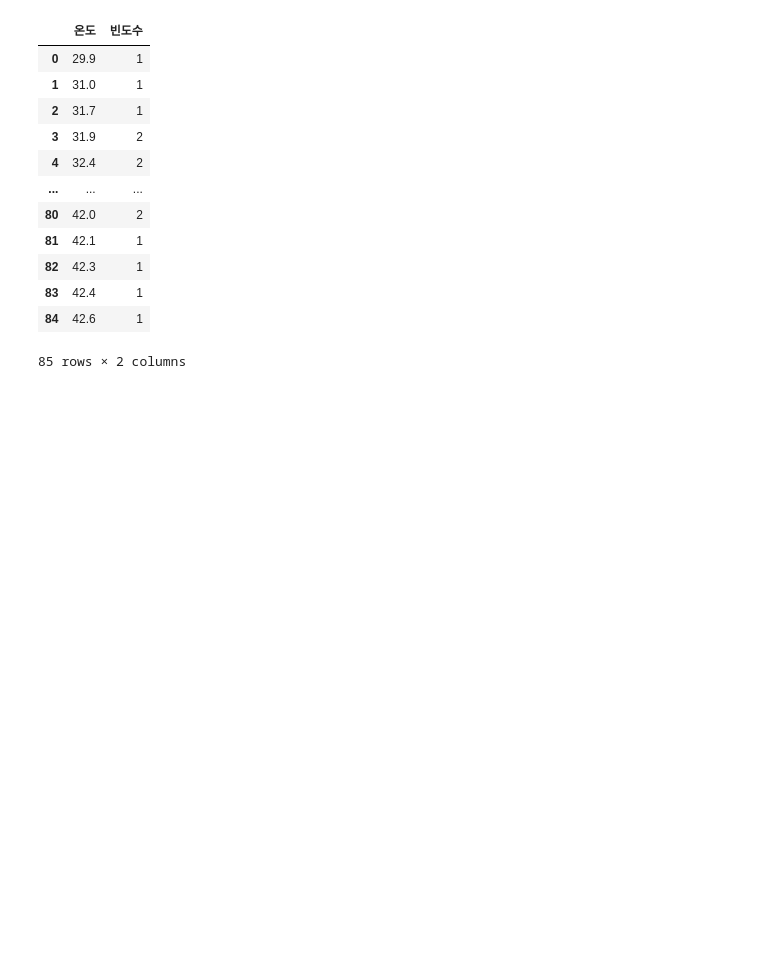
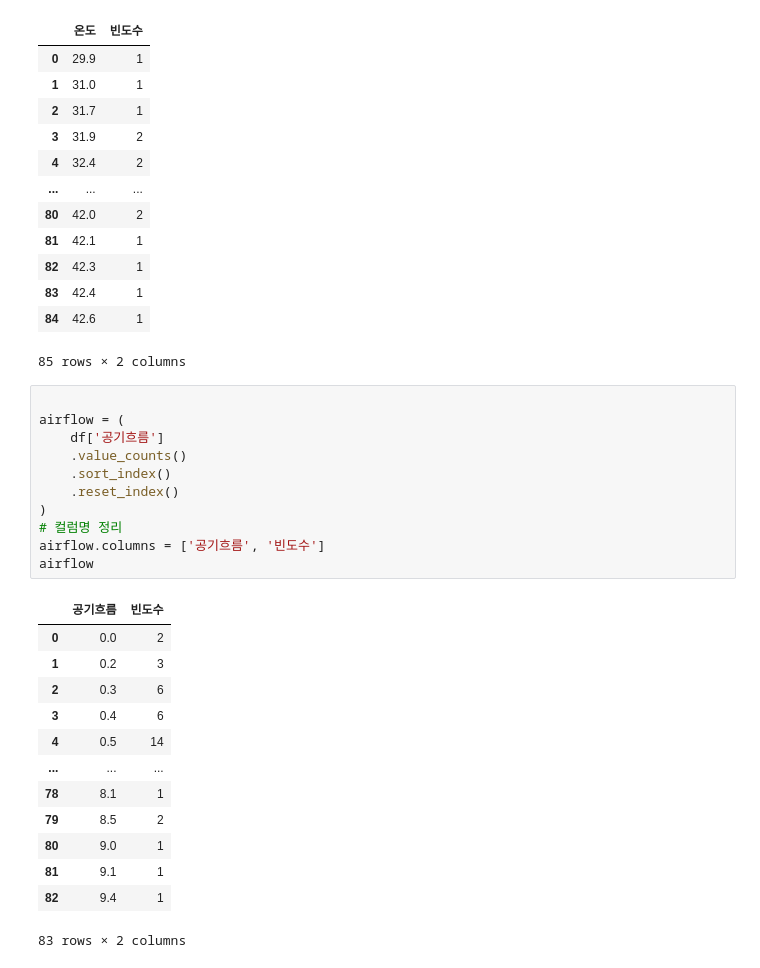
Before and after one commit to jiwon512/practical_project, a Jupyter notebook: jungjae/pr2.ipynb, the cells around one changed output. Saved outputs shown, nothing was run; the diff lists cells and outputs as text; blank space fills up the shorter version.

```diff
--- a/jungjae/pr2.ipynb
+++ b/jungjae/pr2.ipynb
@@ -152,3 +152,28 @@ temp
 | 83 | 42.4 | 1 |
 | 84 | 42.6 | 1 |
 85 rows × 2 columns
+# %%
+
+airflow = (
+    df['공기흐름']
+    .value_counts()
+    .sort_index()
+    .reset_index()
+)
+# 컬럼명 정리
+airflow.columns = ['공기흐름', '빈도수']
+airflow
+# %% [output]
+|  | 공기흐름 | 빈도수 |
+| 0 | 0.0 | 2 |
+| 1 | 0.2 | 3 |
+| 2 | 0.3 | 6 |
+| 3 | 0.4 | 6 |
+| 4 | 0.5 | 14 |
+| ... | ... | ... |
+| 78 | 8.1 | 1 |
+| 79 | 8.5 | 2 |
+| 80 | 9.0 | 1 |
+| 81 | 9.1 | 1 |
+| 82 | 9.4 | 1 |
+83 rows × 2 columns
```
Also changed, not shown: parts of 1 cell of this notebook.
